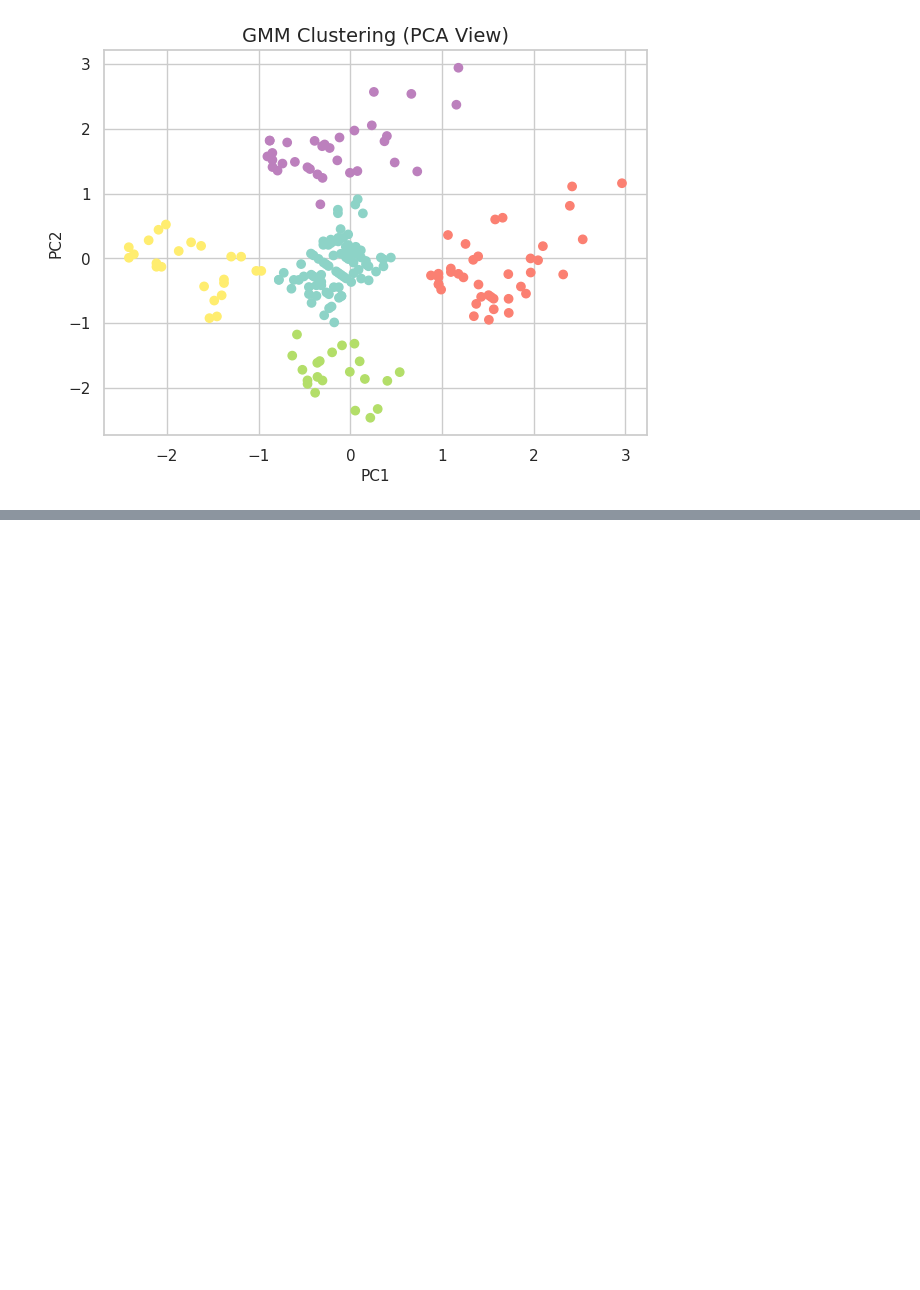
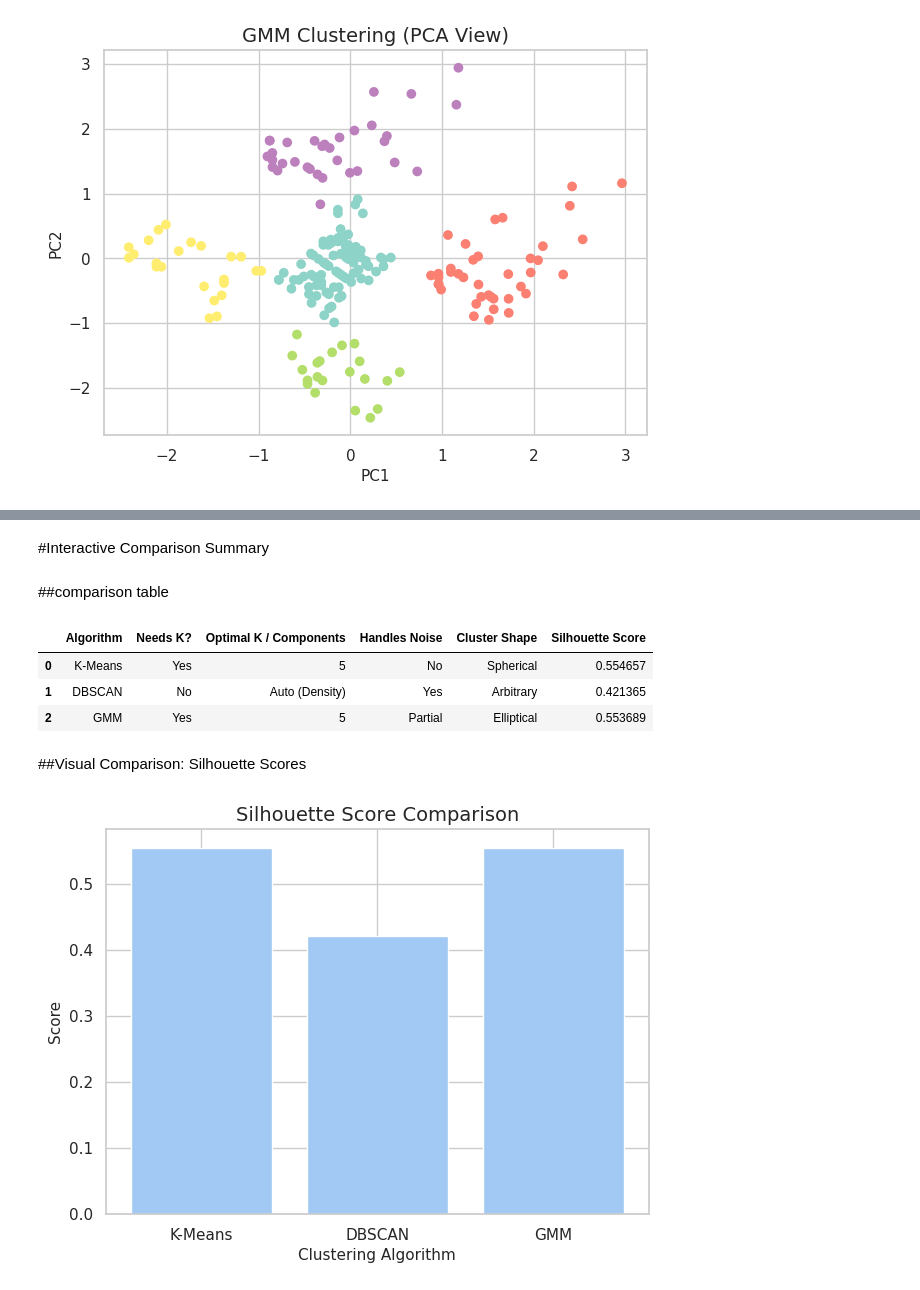
Before and after one commit to Cherryberry112/CSE475_Machine_Learning-, a Jupyter notebook: Lab/Lab02_Clustering.ipynb, the cells around one changed output, grey strips where cells are left out. Drawn from its saved outputs; the diff is of its cells as text; code cells hidden in the pictures; blank space fills up the shorter version.

```diff
--- a/Lab/Lab02_Clustering.ipynb
+++ b/Lab/Lab02_Clustering.ipynb
@@ -233,0 +257,37 @@ GMM Silhouette Score: 0.5536892843811245
+# %% [markdown]
+#Interactive Comparison Summary
+# %% [markdown]
+##comparison table
+# %%
+comparison_df = pd.DataFrame({
+    'Algorithm': ['K-Means', 'DBSCAN', 'GMM'],
+    'Needs K?': ['Yes', 'No', 'Yes'],
+    'Optimal K / Components': [optimal_k, 'Auto (Density)', optimal_components],
+    'Handles Noise': ['No', 'Yes', 'Partial'],
+    'Cluster Shape': ['Spherical', 'Arbitrary', 'Elliptical'],
+    'Silhouette Score': [
+        silhouette_score(X_scaled, k_labels),
+        np.nan if len(set(d_labels)) <= 1 else silhouette_score(X_scaled, d_labels),
+        silhouette_score(X_scaled, g_labels)
+    ]
+})
+
+comparison_df
+# %% [output]
+|  | Algorithm | Needs K? | Optimal K / Components | Handles Noise | Cluster Shape | Silhouette Score |
+| 0 | K-Means | Yes | 5 | No | Spherical | 0.554657 |
+| 1 | DBSCAN | No | Auto (Density) | Yes | Arbitrary | 0.421365 |
+| 2 | GMM | Yes | 5 | Partial | Elliptical | 0.553689 |
+# %% [markdown]
+##Visual Comparison: Silhouette Scores
+# %%
+scores = comparison_df['Silhouette Score']
+labels = comparison_df['Algorithm']
+
+plt.bar(labels, scores)
+plt.title("Silhouette Score Comparison")
+plt.ylabel("Score")
+plt.xlabel("Clustering Algorithm")
+plt.show()
+# %% [output]
+[figure, added]
```
Also changed, not shown: parts of 10 cells of this notebook.
